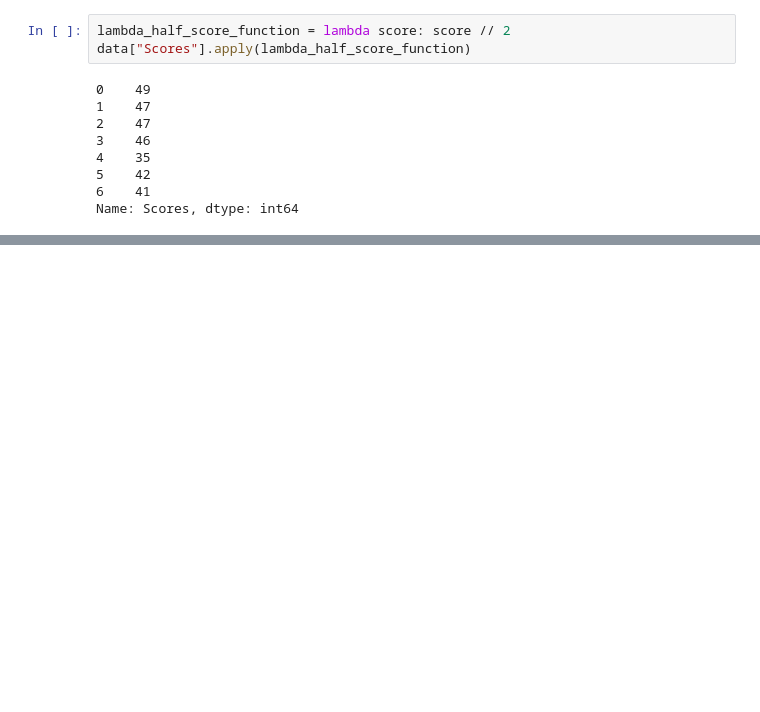
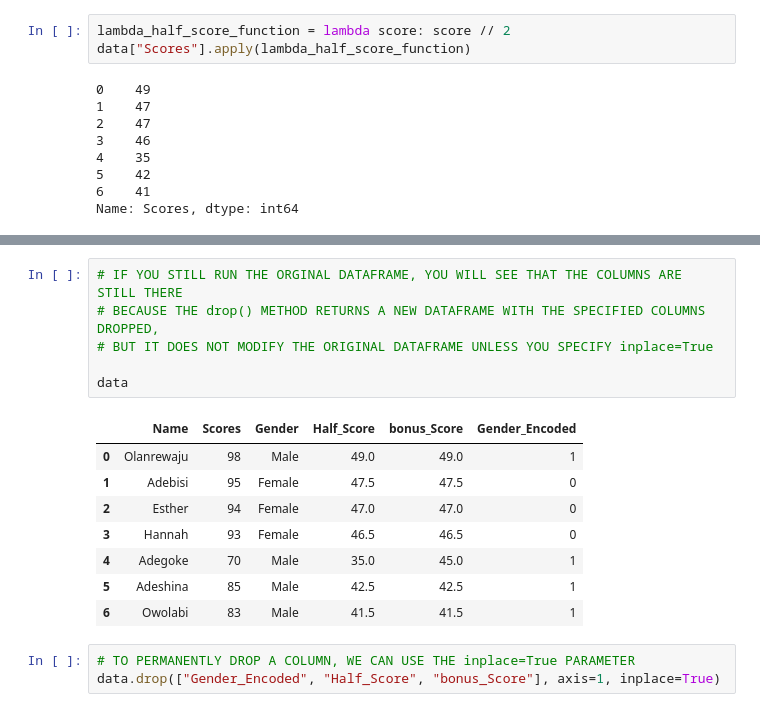
Before and after one commit to larrysman/python-for-data-analytics-and-business-intelligence, a Jupyter notebook: project 1/warm_up.ipynb, the cells around one changed output, grey strips where cells are left out. Cells and saved outputs as stored; diff of their text form; blank space fills up the shorter version.

```diff
--- a/project 1/warm_up.ipynb
+++ b/project 1/warm_up.ipynb
@@ -363,0 +502,18 @@ Name: Scores, dtype: int64
+# %%
+# IF YOU STILL RUN THE ORGINAL DATAFRAME, YOU WILL SEE THAT THE COLUMNS ARE STILL THERE
+# BECAUSE THE drop() METHOD RETURNS A NEW DATAFRAME WITH THE SPECIFIED COLUMNS DROPPED,
+# BUT IT DOES NOT MODIFY THE ORIGINAL DATAFRAME UNLESS YOU SPECIFY inplace=True
+
+data
+# %% [output]
+|  | Name | Scores | Gender | Half_Score | bonus_Score | Gender_Encoded |
+| 0 | Olanrewaju | 98 | Male | 49.0 | 49.0 | 1 |
+| 1 | Adebisi | 95 | Female | 47.5 | 47.5 | 0 |
+| 2 | Esther | 94 | Female | 47.0 | 47.0 | 0 |
+| 3 | Hannah | 93 | Female | 46.5 | 46.5 | 0 |
+| 4 | Adegoke | 70 | Male | 35.0 | 45.0 | 1 |
+| 5 | Adeshina | 85 | Male | 42.5 | 42.5 | 1 |
+| 6 | Owolabi | 83 | Male | 41.5 | 41.5 | 1 |
+# %%
+# TO PERMANENTLY DROP A COLUMN, WE CAN USE THE inplace=True PARAMETER
+data.drop(["Gender_Encoded", "Half_Score", "bonus_Score"], axis=1, inplace=True)
```
Also changed, not shown: parts of 36 cells of this notebook.
